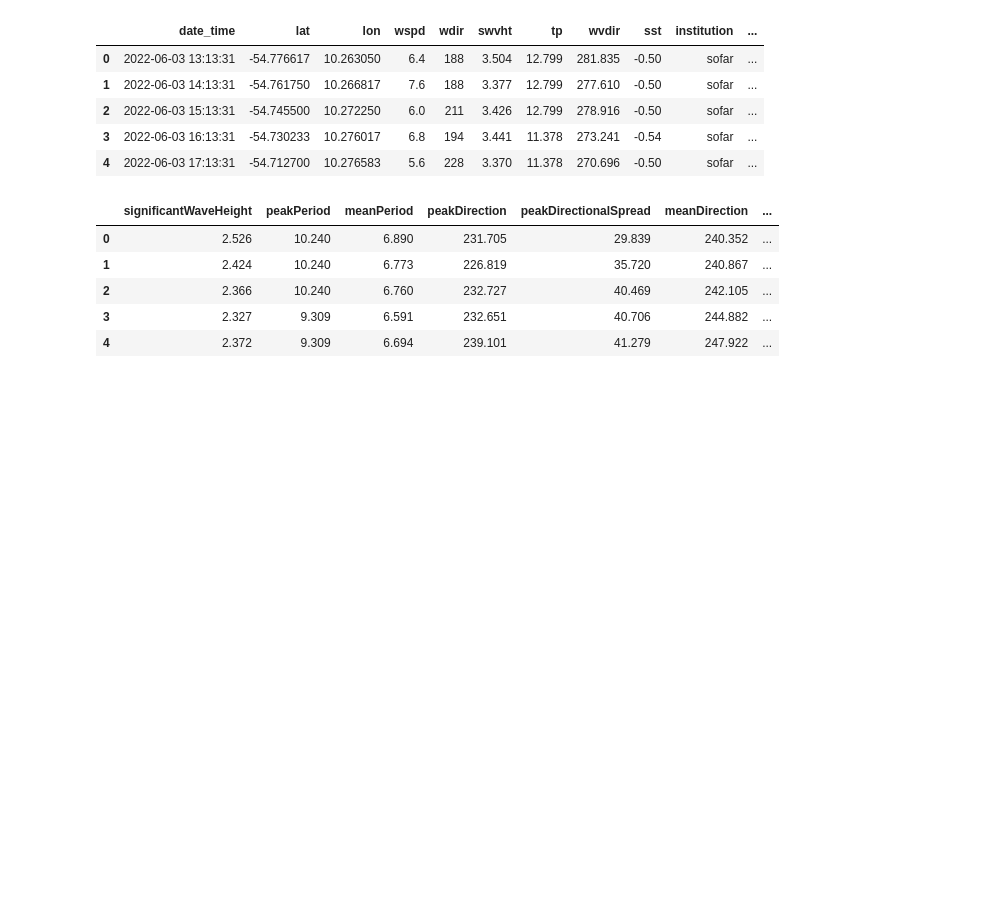
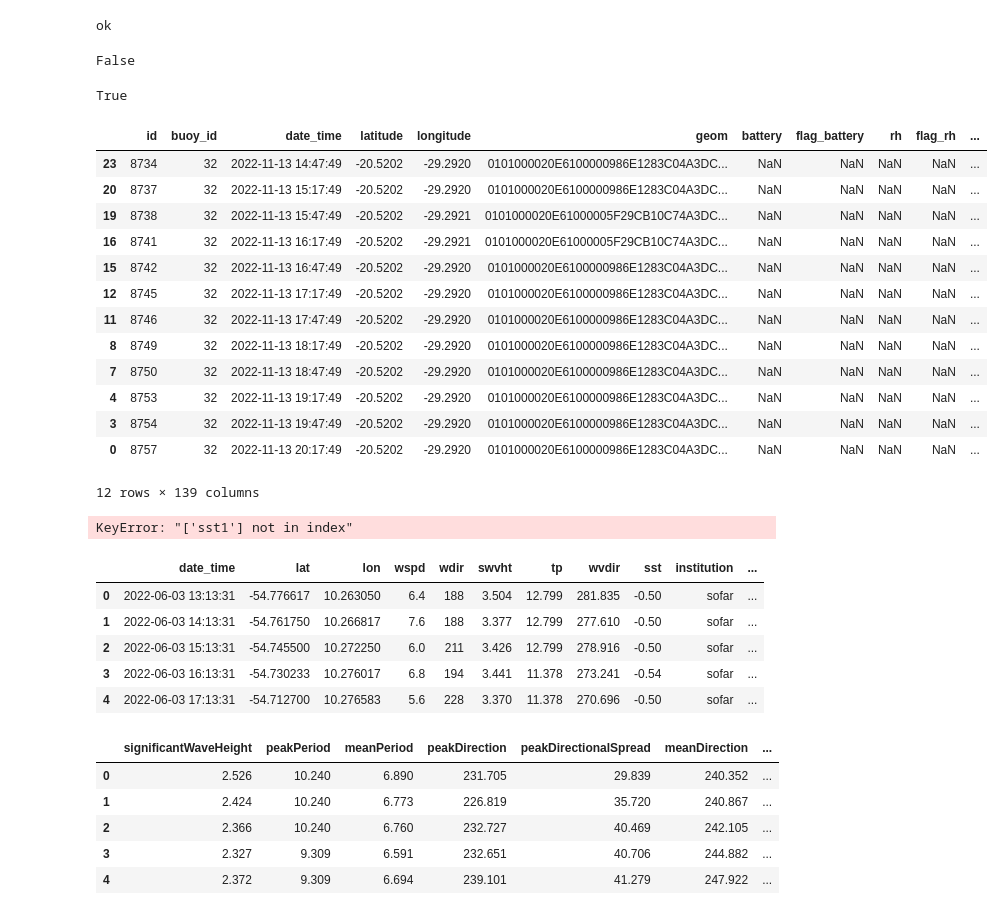
Before and after one commit to soutobias/oceanoobsbrasil, a Jupyter notebook: notebooks/pnboia.ipynb, the cells around one changed output. Saved outputs shown, nothing was run; the diff lists cells and outputs as text; code cells hidden in the pictures; blank space fills up the shorter version.

```diff
--- a/notebooks/pnboia.ipynb
+++ b/notebooks/pnboia.ipynb
@@ -144,0 +80,25 @@ See the caveats in the documentation: https://pandas.pydata.org/pandas-docs/stab
+# %%
+url=f"https://remobsapi.herokuapp.com/api/v2/qualified_values?buoy=33&start_date={start_date}&end_date={end_date}&token={os.getenv('REMOBS_TOKEN')}"
+response = requests.get(url).json()
+# %%
+df = pd.DataFrame(response)
+for i in df.columns:
+    try:
+        df[i] = pd.to_numeric(df[i])
+    except:
+        pass
+df['date_time'] = pd.to_datetime(df['date_time'], format='%Y-%m-%dT%H:%M:%S.000Z')
+df.sort_values('date_time', inplace=True)
+# %%
+if df['sensors_data_flagged'].iloc[0]:
+    print('ok')
+# %% [output]
+ok
+# %%
+df1['sensors_data_flagged'].iloc[0] == np.float64
+# %% [output]
+False
+# %%
+type(h) == np.float64
+# %% [output]
+True
@@ -145,3 +108,43 @@ See the caveats in the documentation: https://pandas.pydata.org/pandas-docs/stab
+# %%
+df[df['swvht1'].notna()]
+# %% [output]
+|  | id | buoy_id | date_time | latitude | longitude | geom | battery | flag_battery | rh | flag_rh | ... |
+| 23 | 8734 | 32 | 2022-11-13 14:47:49 | -20.5202 | -29.2920 | 0101000020E6100000986E1283C04A3DC... | NaN | NaN | NaN | NaN | ... |
+| 20 | 8737 | 32 | 2022-11-13 15:17:49 | -20.5202 | -29.2920 | 0101000020E6100000986E1283C04A3DC... | NaN | NaN | NaN | NaN | ... |
+| 19 | 8738 | 32 | 2022-11-13 15:47:49 | -20.5202 | -29.2921 | 0101000020E61000005F29CB10C74A3DC... | NaN | NaN | NaN | NaN | ... |
+| 16 | 8741 | 32 | 2022-11-13 16:17:49 | -20.5202 | -29.2921 | 0101000020E61000005F29CB10C74A3DC... | NaN | NaN | NaN | NaN | ... |
+| 15 | 8742 | 32 | 2022-11-13 16:47:49 | -20.5202 | -29.2920 | 0101000020E6100000986E1283C04A3DC... | NaN | NaN | NaN | NaN | ... |
+| 12 | 8745 | 32 | 2022-11-13 17:17:49 | -20.5202 | -29.2920 | 0101000020E6100000986E1283C04A3DC... | NaN | NaN | NaN | NaN | ... |
+| 11 | 8746 | 32 | 2022-11-13 17:47:49 | -20.5202 | -29.2920 | 0101000020E6100000986E1283C04A3DC... | NaN | NaN | NaN | NaN | ... |
+| 8 | 8749 | 32 | 2022-11-13 18:17:49 | -20.5202 | -29.2920 | 0101000020E6100000986E1283C04A3DC... | NaN | NaN | NaN | NaN | ... |
+| 7 | 8750 | 32 | 2022-11-13 18:47:49 | -20.5202 | -29.2920 | 0101000020E6100000986E1283C04A3DC... | NaN | NaN | NaN | NaN | ... |
+| 4 | 8753 | 32 | 2022-11-13 19:17:49 | -20.5202 | -29.2920 | 0101000020E6100000986E1283C04A3DC... | NaN | NaN | NaN | NaN | ... |
+| 3 | 8754 | 32 | 2022-11-13 19:47:49 | -20.5202 | -29.2920 | 0101000020E6100000986E1283C04A3DC... | NaN | NaN | NaN | NaN | ... |
+| 0 | 8757 | 32 | 2022-11-13 20:17:49 | -20.5202 | -29.2920 | 0101000020E6100000986E1283C04A3DC... | NaN | NaN | NaN | NaN | ... |
+12 rows × 139 columns
+# %%
+df = df[['date_time', 'rh', 'pres', 'atmp',
+       'dewpt', 'wspd1', 'wdir1',
+       'gust1', 'sst',
+       'swvht1', 'mxwvht1', 'tp1','wvdir1']]
+
+df.columns = ['date_time', 'rh', 'pres', 'atmp',
+       'dewpt', 'wspd', 'wdir',
+       'gust', 'sst',
+       'swvht', 'mxwvht', 'tp','wvdir']
+
+self.result = df.copy()
+
+if len(self.result) == 0:
+    print ("Nao ha dados para essa boia")
+else:
+    self.result.wspd = self.result.wspd * 1.94384
+    self.result.gust = self.result.gust * 1.94384
+
+    self.result = self.result.replace(to_replace =['None', 'NULL', ' ', ''],
+                            value =np.nan)
+# %% [output]
+KeyError: "['sst1'] not in index"
 # %%
 s.result.head()
 # %% [output]
```
Also changed, not shown: parts of 7 cells of this notebook, 2 other files.
